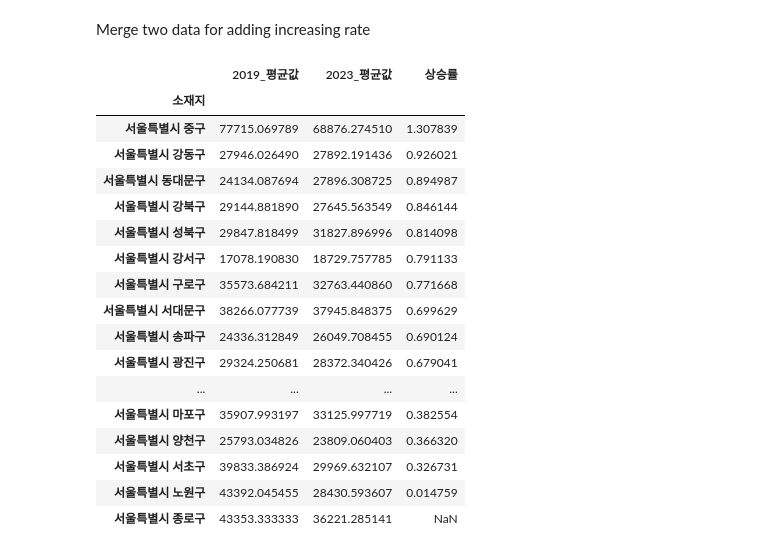
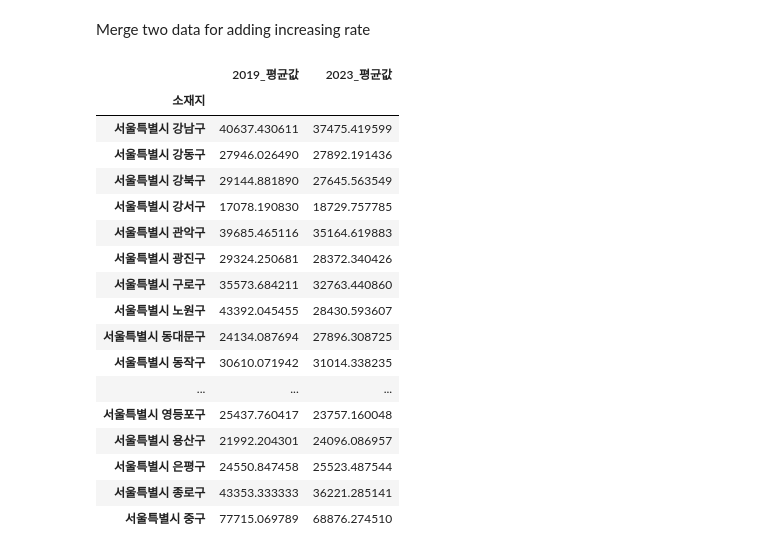
Before and after one commit to kathy5311/Gentrification_Prediction, a Jupyter notebook: 2019_2023data.ipynb, the cells around one changed output. Cells and saved outputs as stored; diff of their text form; code cells hidden in the pictures.

```diff
--- a/2019_2023data.ipynb
+++ b/2019_2023data.ipynb
@@ -471,26 +471,23 @@ max_df.sort_values(by='2023_최댓값',ascending=False)
 Merge two data for adding increasing rate
 # %%
 merged_df = pd.merge(filtered_df_2019[['소재지', '2019_평균값']], filtered_df[['소재지', '2023_평균값']], on='소재지', how='inner')
-merged_df['상승률']=(merged_df['2023_평균값']-merged_df['2019_평균값'])/merged_df['2019_평균값']
-merged_df.groupby('소재지').mean()
-sorted_df_m=merged_df.groupby('소재지').mean().sort_values(by='상승률',ascending=False)
-sorted_df_m
+counting_df=merged_df.groupby('소재지').mean()
 # %% [output]
-|  | 2019_평균값 | 2023_평균값 | 상승률 |
-| 소재지 |  |  |  |
-| 서울특별시 중구 | 77715.069789 | 68876.274510 | 1.307839 |
-| 서울특별시 강동구 | 27946.026490 | 27892.191436 | 0.926021 |
-| 서울특별시 동대문구 | 24134.087694 | 27896.308725 | 0.894987 |
-| 서울특별시 강북구 | 29144.881890 | 27645.563549 | 0.846144 |
-| 서울특별시 성북구 | 29847.818499 | 31827.896996 | 0.814098 |
-| 서울특별시 강서구 | 17078.190830 | 18729.757785 | 0.791133 |
-| 서울특별시 구로구 | 35573.684211 | 32763.440860 | 0.771668 |
-| 서울특별시 서대문구 | 38266.077739 | 37945.848375 | 0.699629 |
-| 서울특별시 송파구 | 24336.312849 | 26049.708455 | 0.690124 |
-| 서울특별시 광진구 | 29324.250681 | 28372.340426 | 0.679041 |
-| ... | ... | ... | ... |
-| 서울특별시 마포구 | 35907.993197 | 33125.997719 | 0.382554 |
-| 서울특별시 양천구 | 25793.034826 | 23809.060403 | 0.366320 |
-| 서울특별시 서초구 | 39833.386924 | 29969.632107 | 0.326731 |
-| 서울특별시 노원구 | 43392.045455 | 28430.593607 | 0.014759 |
-| 서울특별시 종로구 | 43353.333333 | 36221.285141 | NaN |
+|  | 2019_평균값 | 2023_평균값 |
+| 소재지 |  |  |
+| 서울특별시 강남구 | 40637.430611 | 37475.419599 |
+| 서울특별시 강동구 | 27946.026490 | 27892.191436 |
+| 서울특별시 강북구 | 29144.881890 | 27645.563549 |
+| 서울특별시 강서구 | 17078.190830 | 18729.757785 |
+| 서울특별시 관악구 | 39685.465116 | 35164.619883 |
+| 서울특별시 광진구 | 29324.250681 | 28372.340426 |
+| 서울특별시 구로구 | 35573.684211 | 32763.440860 |
+| 서울특별시 노원구 | 43392.045455 | 28430.593607 |
+| 서울특별시 동대문구 | 24134.087694 | 27896.308725 |
+| 서울특별시 동작구 | 30610.071942 | 31014.338235 |
+| ... | ... | ... |
+| 서울특별시 영등포구 | 25437.760417 | 23757.160048 |
+| 서울특별시 용산구 | 21992.204301 | 24096.086957 |
+| 서울특별시 은평구 | 24550.847458 | 25523.487544 |
+| 서울특별시 종로구 | 43353.333333 | 36221.285141 |
+| 서울특별시 중구 | 77715.069789 | 68876.274510 |
```
Also changed, not shown: parts of 1 cell of this notebook.
